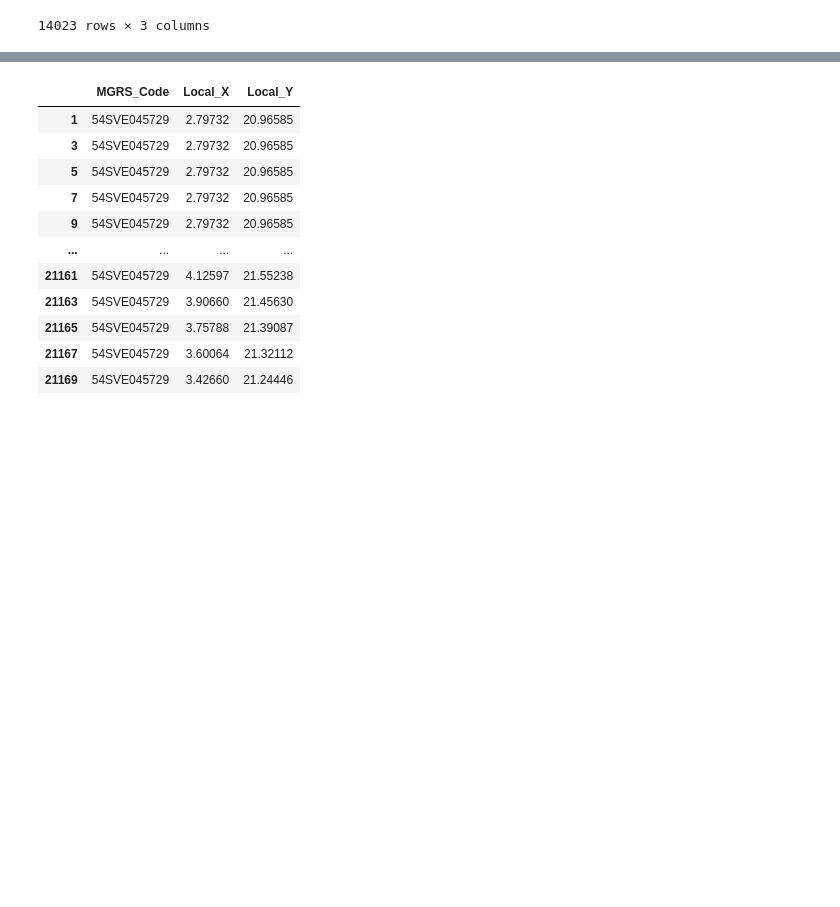
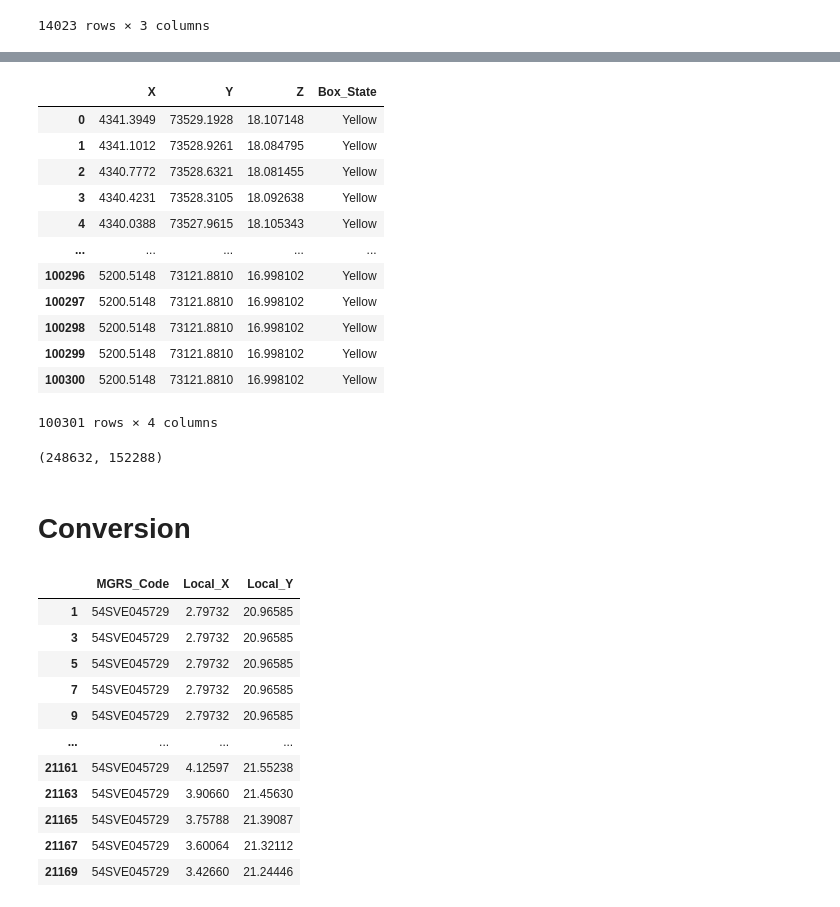
Before and after one commit to amkkashani/Heat-map, a Jupyter notebook: heatmapToOSM.ipynb, the cells around one changed output, grey strips where cells are left out. Cells and saved outputs as stored; diff of their text form; code cells hidden in the pictures; blank space fills up the shorter version.

```diff
--- a/heatmapToOSM.ipynb
+++ b/heatmapToOSM.ipynb
@@ -114,0 +170,12 @@ df
+# %%
+combined_df = pd.DataFrame({
+    'X': combined_df['Z'],
+    'Y': -combined_df['X'],
+    'Z': combined_df['Y'],
+})
+
+MGRS_offset_center = pd.Series({'X': 4542.51, 'Y': 72957.96, 'Z': 18.58})
+
+# Add the vector to each row in the DataFrame
+combined_df = combined_df.add(MGRS_offset_center, axis='columns')
+combined_df
@@ -115,3 +196,33 @@ df
+# %%
+df = pd.DataFrame({
+    'X': combined_df['X'],
+    'Y': combined_df['Y'],
+    'Z': combined_df['Z'],
+    'Box_State': df['Box_State']
+})
+df
+# %% [output]
+|  | X | Y | Z | Box_State |
+| 0 | 4341.3949 | 73529.1928 | 18.107148 | Yellow |
+| 1 | 4341.1012 | 73528.9261 | 18.084795 | Yellow |
+| 2 | 4340.7772 | 73528.6321 | 18.081455 | Yellow |
+| 3 | 4340.4231 | 73528.3105 | 18.092638 | Yellow |
+| 4 | 4340.0388 | 73527.9615 | 18.105343 | Yellow |
+| ... | ... | ... | ... | ... |
+| 100296 | 5200.5148 | 73121.8810 | 16.998102 | Yellow |
+| 100297 | 5200.5148 | 73121.8810 | 16.998102 | Yellow |
+| 100298 | 5200.5148 | 73121.8810 | 16.998102 | Yellow |
+| 100299 | 5200.5148 | 73121.8810 | 16.998102 | Yellow |
+| 100300 | 5200.5148 | 73121.8810 | 16.998102 | Yellow |
+100301 rows × 4 columns
+# %%
+yellow_box_state_df = df[df['Box_State'] == 'Yellow']
+red_box_state_df = df[df['Box_State'] == 'Red']
+yellow_box_state_df.size,red_box_state_df.size
+# %% [output]
+(248632, 152288)
+# %% [markdown]
+# Conversion
 # %%
 mgrs_code = "54SVE"
 # %%
```
Also changed, not shown: parts of 18 cells of this notebook.
